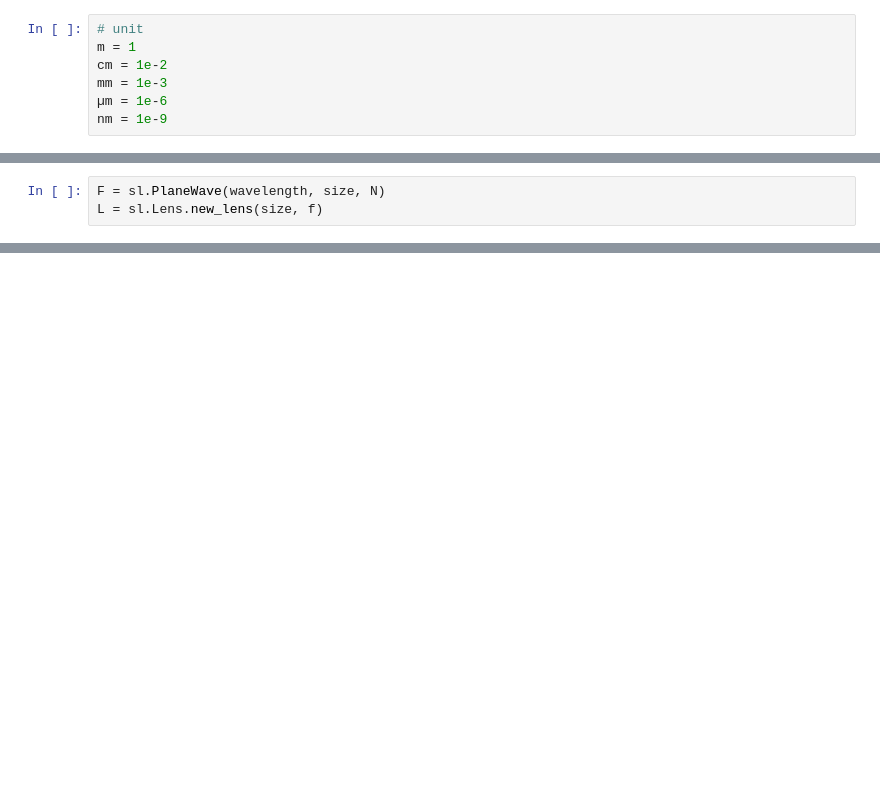
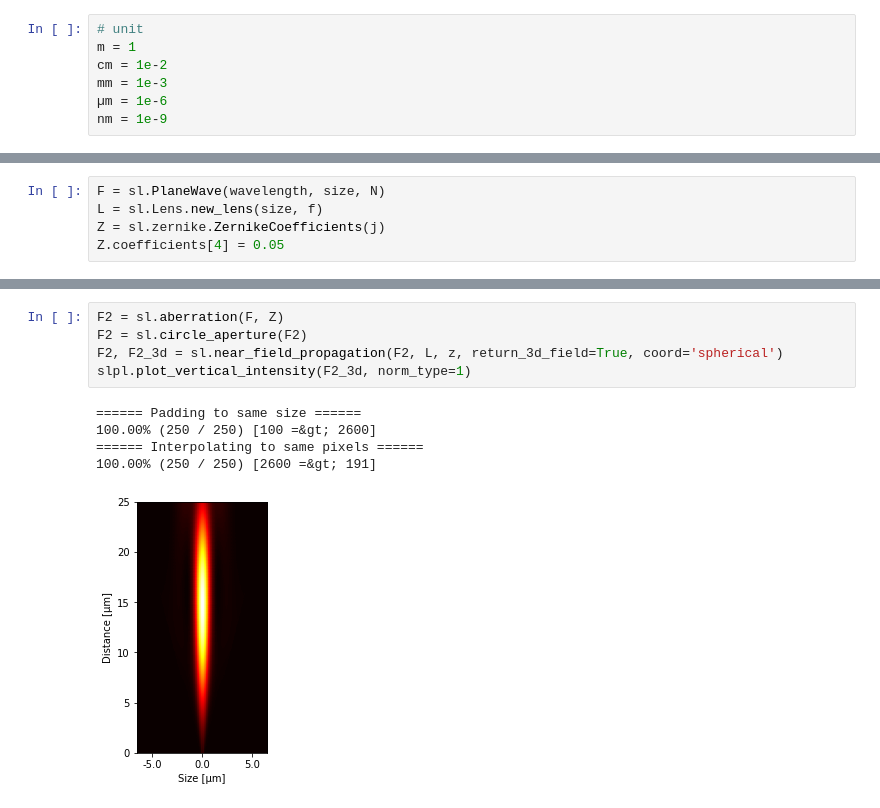
Before and after one commit to Miyoshichi/SimLight, a Jupyter notebook: Examples/intensity.ipynb, the cells around one changed output, grey strips where cells are left out. Saved outputs shown, nothing was run; the diff lists cells and outputs as text; blank space fills up the shorter version.

```diff
--- a/Examples/intensity.ipynb
+++ b/Examples/intensity.ipynb
@@ -19,4 +20,6 @@ z = 9.999 * mm
 # %%
 F = sl.PlaneWave(wavelength, size, N)
 L = sl.Lens.new_lens(size, f)
+Z = sl.zernike.ZernikeCoefficients(j)
+Z.coefficients[4] = 0.05
 # %%
@@ -33,0 +35,11 @@ slpl.plot_vertical_intensity(F_3d, norm_type=1)
+# %%
+F2 = sl.aberration(F, Z)
+F2 = sl.circle_aperture(F2)
+F2, F2_3d = sl.near_field_propagation(F2, L, z, return_3d_field=True, coord='spherical')
+slpl.plot_vertical_intensity(F2_3d, norm_type=1)
+# %% [output]
+====== Padding to same size ======
+100.00% (250 / 250) [100 =&gt; 2600]
+====== Interpolating to same pixels ======
+100.00% (250 / 250) [2600 =&gt; 191]
+[figure, added]
```
Also changed, not shown: parts of 4 cells of this notebook, 2 other files.
